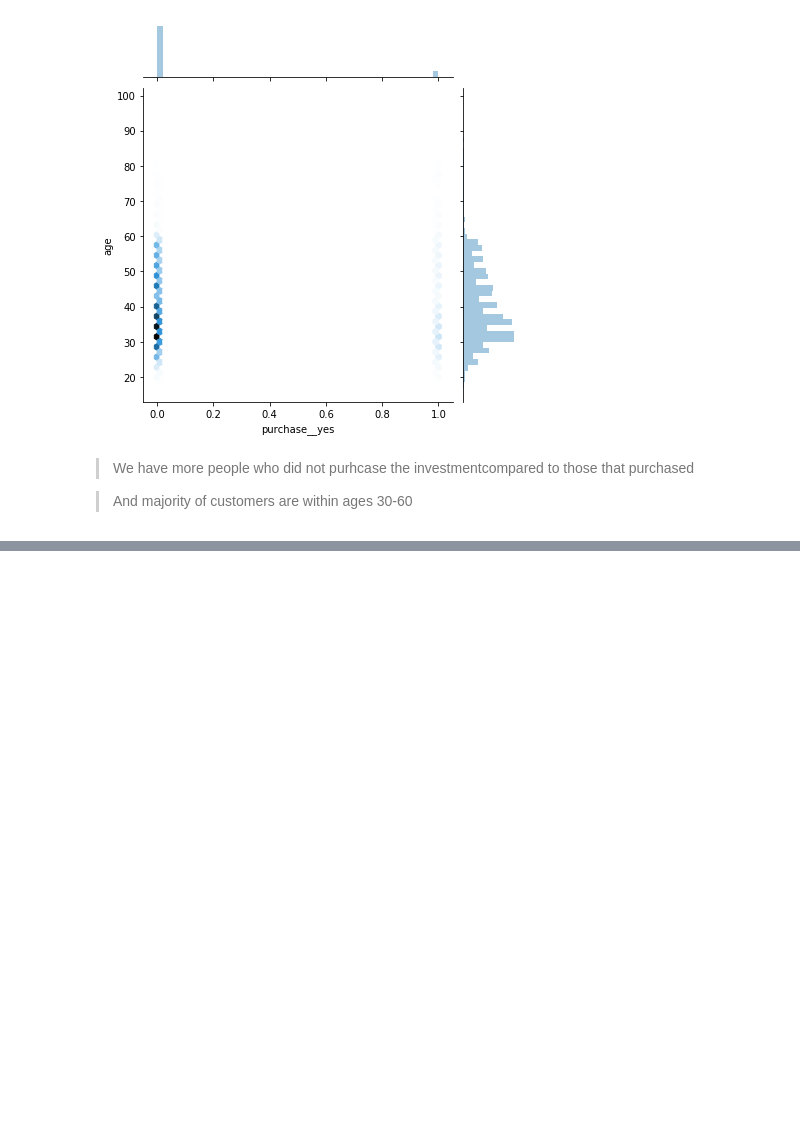
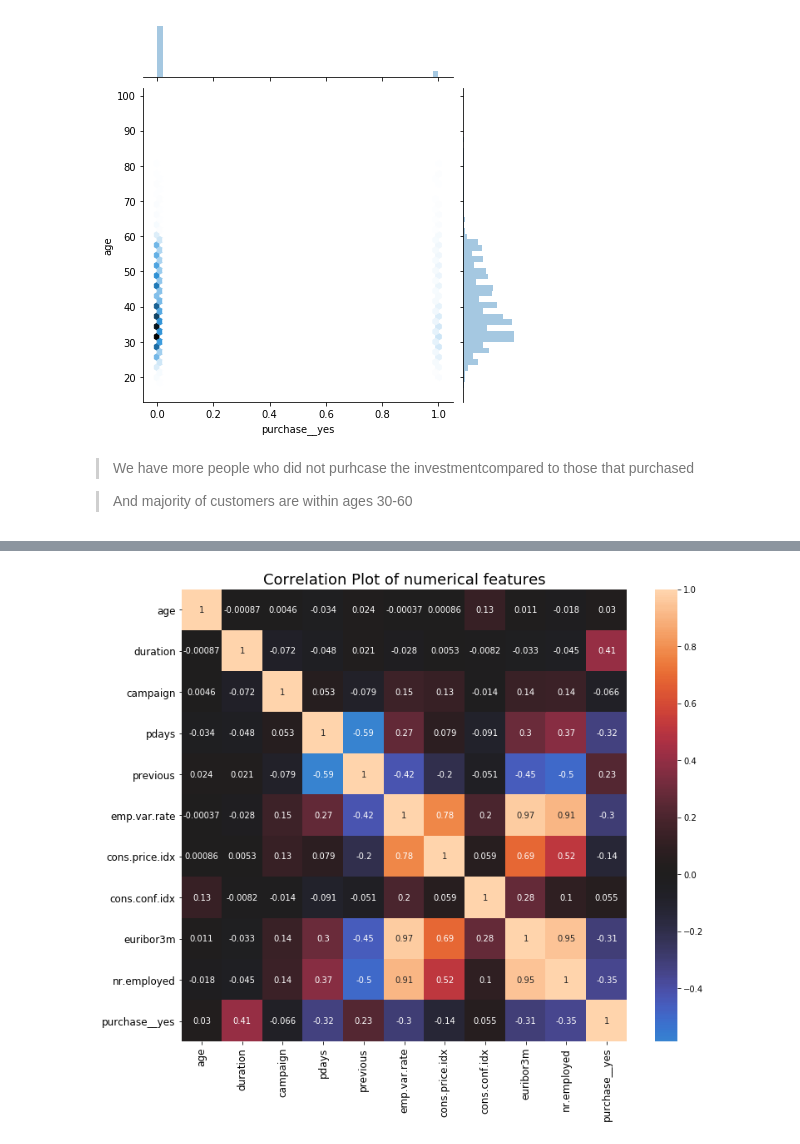
Before and after one commit to Patrick5455/term_deposit_predictive_model, a Jupyter notebook: analysis/interactive/term_sheet_eda.ipynb, the cells around one changed output, grey strips where cells are left out. Drawn from its saved outputs; the diff is of its cells as text; code cells hidden in the pictures; blank space fills up the shorter version.

Commit message:
bivariate analysis

```diff
--- a/analysis/interactive/term_sheet_eda.ipynb
+++ b/analysis/interactive/term_sheet_eda.ipynb
@@ -425,0 +497,5 @@ plot_bivariate(data=clean_bank, x='purchase__yes', y='age',
+# %%
+plot_bivariate(chart_type='corr', data=clean_bank, title="Correlation Plot of numerical features",
+              figsize=(12,10))
+# %% [output]
+[figure, added]
```
Also changed, not shown: parts of 8 cells of this notebook, 8 other files.
